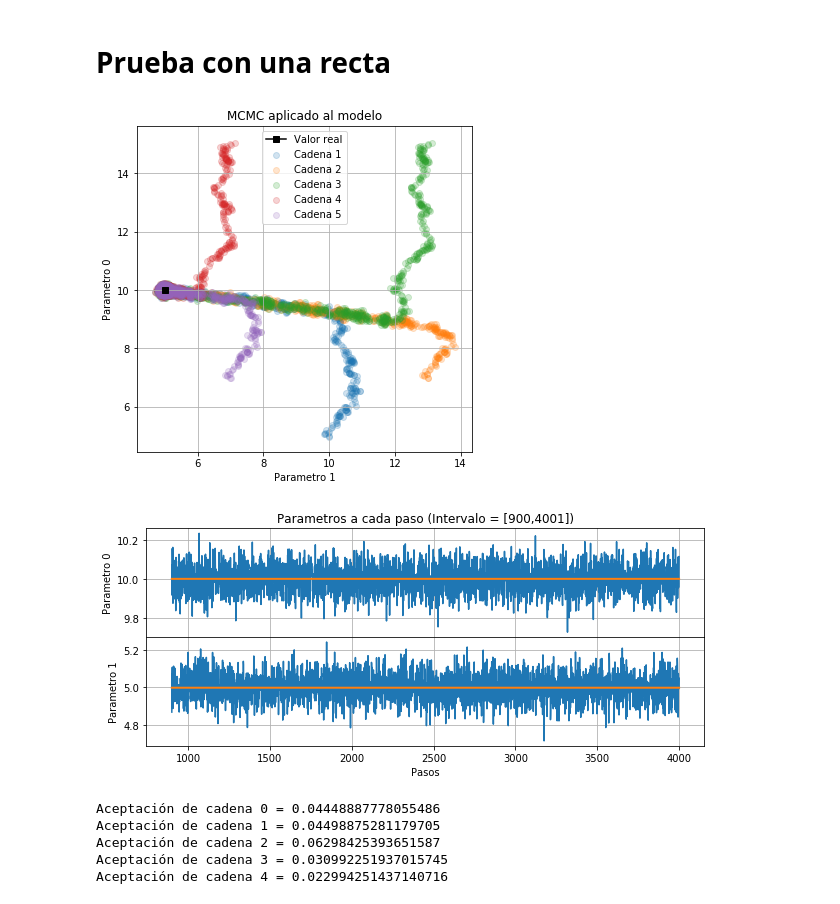
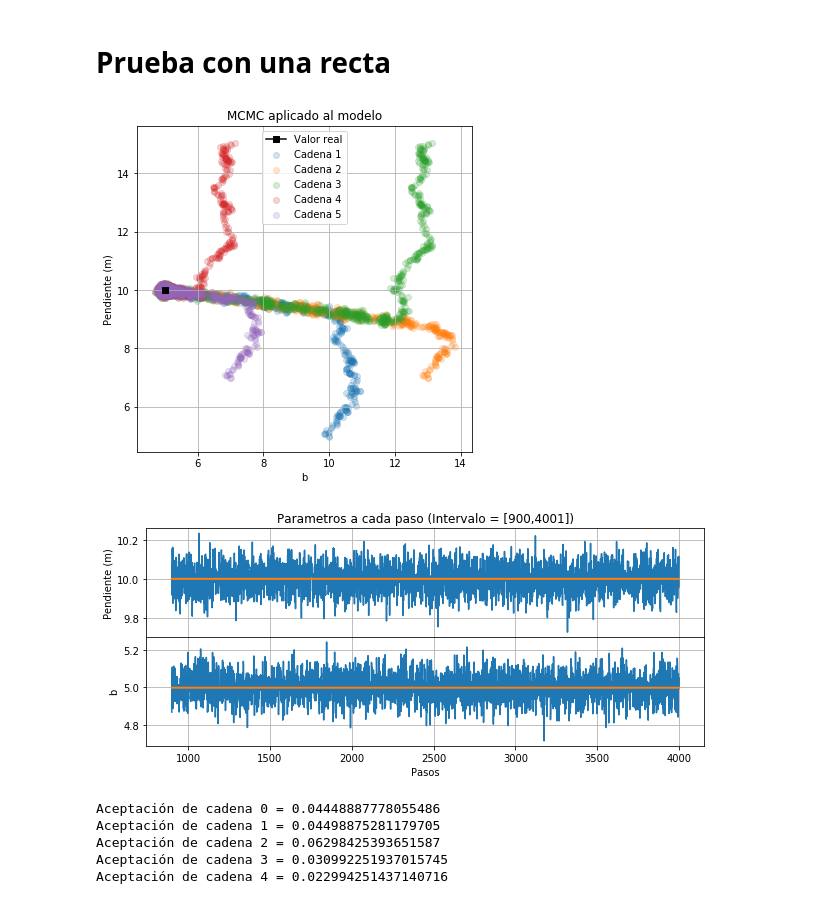
Before and after one commit to DCIDA2019/da2020-GabrielMissael, a Jupyter notebook: Semana10_casa/Actividad_semana10.ipynb, the cells around one changed output. Cells and saved outputs as stored; diff of their text form; code cells hidden in the pictures.

```diff
--- a/Semana10_casa/Actividad_semana10.ipynb
+++ b/Semana10_casa/Actividad_semana10.ipynb
@@ -225,12 +212,13 @@ def resultados(datos):
 # %% [markdown]
 ## Funciones para visualizacion
 # %%
-def ver_cadenas(cadenas, i_parametro, p_reales=[]):
+def ver_cadenas(cadenas, i_parametro, p_reales=[], labels = []):
     '''
     DESCRIPTION: Muestra graficamente las cadenas de markov generadas, visualizando solo dos parametros
-    IN : cadenas = lista con N cadenas, cada una con M elementos de la forma [[parametros], likelihood, accepted]
+    IN : cadenas = lista con N cadenas, cada una con M elementos de la forma [[parametros], posterior, accepted]
          i_parametros = lista de dos numeros igual al indice de los parametros que se quieren mostrar
          p_reales = lista con valores reales de todos los parametro (en orden)
+         labels = lista con nombres de los parametros (strings)
     OUT: Plot con cadenas de markov sobre dos paramtros
     '''
     # Extraemos los datos
@@ -257,8 +245,13 @@ def ver_cadenas(cadenas, i_parametro, p_reales=[]):
         plt.plot(p_reales[i_parametro[0]], p_reales[i_parametro[1]], marker = 's', label = 'Valor real', c = 'black')
 
     #Detalles de la gráfica
-    ax0.set_ylabel(f'Parametro {i_parametro[1]}')
-    ax0.set_xlabel(f'Parametro {i_parametro[0]}')
+    if labels == []:
+        ax0.set_ylabel(f'Parametro {i_parametro[1]}')
+        ax0.set_xlabel(f'Parametro {i_parametro[0]}')
+    else:
+        ax0.set_ylabel(labels[i_parametro[1]])
+        ax0.set_xlabel(labels[i_parametro[0]])
+
     ax0.grid()
     plt.legend()
     plt.title(f'MCMC aplicado al modelo')
@@ -368,25 +411,4 @@ def unir_cadenas(cadenas, cuts):
 # %%
-#Definimos prior para recta
-def ln_prior(parametros):
-    '''
-    DESCRIPTION: Esta funcion regresa el prios de un conjunto de parametros dados para el modelo
-    IN: parametros = lista de parametros
-    OUT: lista con numeros flotantes igual a la probabilidad
-
-    Nota: en este caso elegimos una probabilidad continua para cada parametro
-    '''
-    inf = [3, -2]
-    sup = [17, 12]
-    p = np.zeros(2)
-
-    for i in range(2):
-        if inf[i]<parametros[i]<sup[i]:
-            p[i] = -1*np.log(sup[i]-inf[i])
-        else:
-            p[i] = 0
-
-    return sum(p)
-
 # Definimos el modelo que aplicamos, que es una recta
 def recta(x, parametros):
     return x*parametros[0]+parametros[1]
@@ -405,15 +427,16 @@ p_iniciales = [[5, 10],[7, 13], [15, 13], [15, 7], [7, 7]]
 
 #Aplicamos el mcmc
 cadenas = montecarlo_mc(N = 5, datos = x, desviacion_teoria = des_y, teoria = y,
-                       modelo = recta, desviacion_parametros = des_p, p_old = p_iniciales, n_pasos = 4000)
+                       modelo = recta, desviacion_parametros = des_p, p_old = p_iniciales,
+                       n_pasos = 4000, ln_likelihood = ln_likelihood, ln_prior = ln_prior)
 # %%
-ver_cadenas(cadenas = cadenas[0:5], i_parametro = [1,0], p_reales = p_reales)
+ver_cadenas(cadenas = cadenas[0:5], i_parametro = [1,0], p_reales = p_reales, labels = ['Pendiente (m)', 'b'])
 # %% [output]
-[figure, old version]
+[figure, new version]
 # %%
-ver_parametros(cadena = cadenas[0], cut = 900)
+ver_parametros(cadena = cadenas[0], cut = 900,  labels = ['Pendiente (m)', 'b'])
 # %% [output]
-[figure, old version]
+[figure, new version]
 # %%
 ratio = aceptacion(cadenas)
 # %% [output]
```
Also changed, not shown: parts of 15 cells of this notebook.
